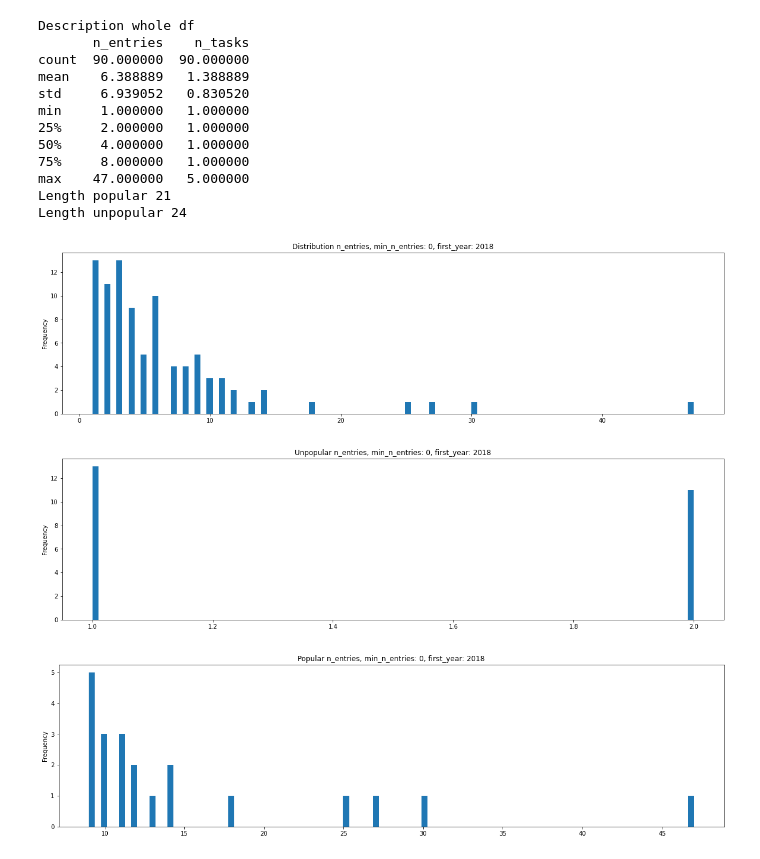
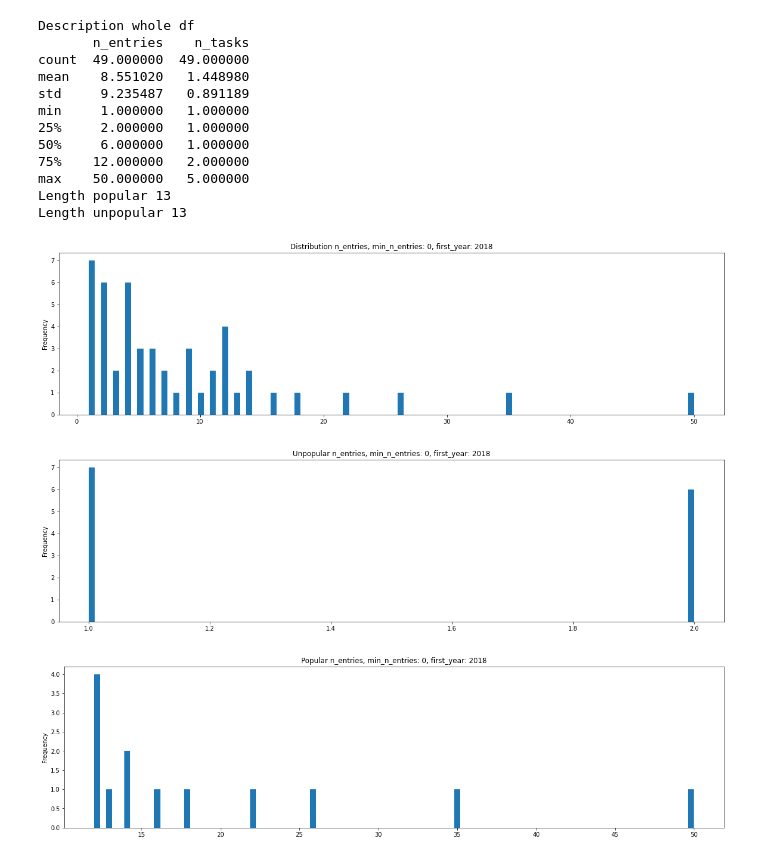
Before and after one commit to OpenBioLink/ITO, a Jupyter notebook: notebooks/barbosa-silva-etal-2022/benchmark_analysis/benchmark_analysis.ipynb, the cells around one changed output. Saved outputs shown, nothing was run; the diff lists cells and outputs as text; code cells hidden in the pictures.

```diff
--- a/notebooks/barbosa-silva-etal-2022/benchmark_analysis/benchmark_analysis.ipynb
+++ b/notebooks/barbosa-silva-etal-2022/benchmark_analysis/benchmark_analysis.ipynb
@@ -94,10 +94,12 @@ def tasks_stat_dict(df):
 # %%
 first_year = 2018
 min_n_entries = 0
+prefix="nlp"
+root = "https://identifiers.org/ito:ITO_00141"
 
 df = query_df("""
 SELECT * WHERE {
-    ?benchmark rdfs:subClassOf+ <https://identifiers.org/ito:ITO_00101> .
+    ?benchmark rdfs:subClassOf+ <""" + root + """> .
     ?benchmark rdfs:subClassOf <https://identifiers.org/ito:Benchmarking> .
     ?benchmark rdfs:label ?benchmark_label .
     ?result rdf:type ?benchmark .
@@ -120,48 +122,51 @@ df = df.groupby(["benchmark_label"])[["result", "date", "task_label"]].apply(agg
 df["url"] = df["benchmark_label"].apply(lambda x: variant_to_url.get(x, None))
 df = df.sort_values(by="n_entries", ascending=False)
 
-df.to_csv("all_unfiltered.csv", header=None, index=None)
+df.to_csv(f"{prefix}_all_unfiltered.csv", index=None)
 
 # filter year
 if first_year > -1:
     df = df[df['first_date'].dt.year == first_year]
 
 # filter n_entries
 df = df[df.n_entries >= min_n_entries]
 
 description = df.describe()
 print("Description whole df")
 print(description)
 
 plt.figure();
 df["n_entries"].plot.hist(stacked=True, bins=100, figsize=(20,5), title=f"Distribution n_entries, min_n_entries: {min_n_entries}, first_year: {first_year}");
 
 unpopular = df[df.n_entries <= float(description["n_entries"].loc["25%"])]
-popular = df[df.n_entries > float(description["n_entries"].loc["75%"])]
+popular = df[df.n_entries >= float(description["n_entries"].loc["75%"])]
+
+popular.to_csv(f"{prefix}_popular.csv", index=None)
+unpopular.to_csv(f"{prefix}_unpopular.csv", index=None)
 
 print(f"Length popular {len(popular)}")
 print(f"Length unpopular {len(unpopular)}")
 
 plt.figure();
 unpopular["n_entries"].plot.hist(stacked=True, bins=100, figsize=(20,5), title=f"Unpopular n_entries, min_n_entries: {min_n_entries}, first_year: {first_year}");
 plt.figure();
 popular["n_entries"].plot.hist(stacked=True, bins=100, figsize=(20,5), title=f"Popular n_entries, min_n_entries: {min_n_entries}, first_year: {first_year}");
 # %% [output]
 Description whole df
        n_entries    n_tasks
-count  90.000000  90.000000
-mean    6.388889   1.388889
-std     6.939052   0.830520
+count  49.000000  49.000000
+mean    8.551020   1.448980
+std     9.235487   0.891189
 min     1.000000   1.000000
 25%     2.000000   1.000000
-50%     4.000000   1.000000
-75%     8.000000   1.000000
-max    47.000000   5.000000
-Length popular 21
-Length unpopular 24
+50%     6.000000   1.000000
+75%    12.000000   2.000000
+max    50.000000   5.000000
+Length popular 13
+Length unpopular 13
-[figure, old version]
+[figure, new version]
-[figure, old version]
+[figure, new version]
-[figure, old version]
+[figure, new version]
 # %%
 popular.iloc[0:30]
 # %% [output]
```
Also changed, not shown: parts of 9 cells of this notebook, 7 other files.
